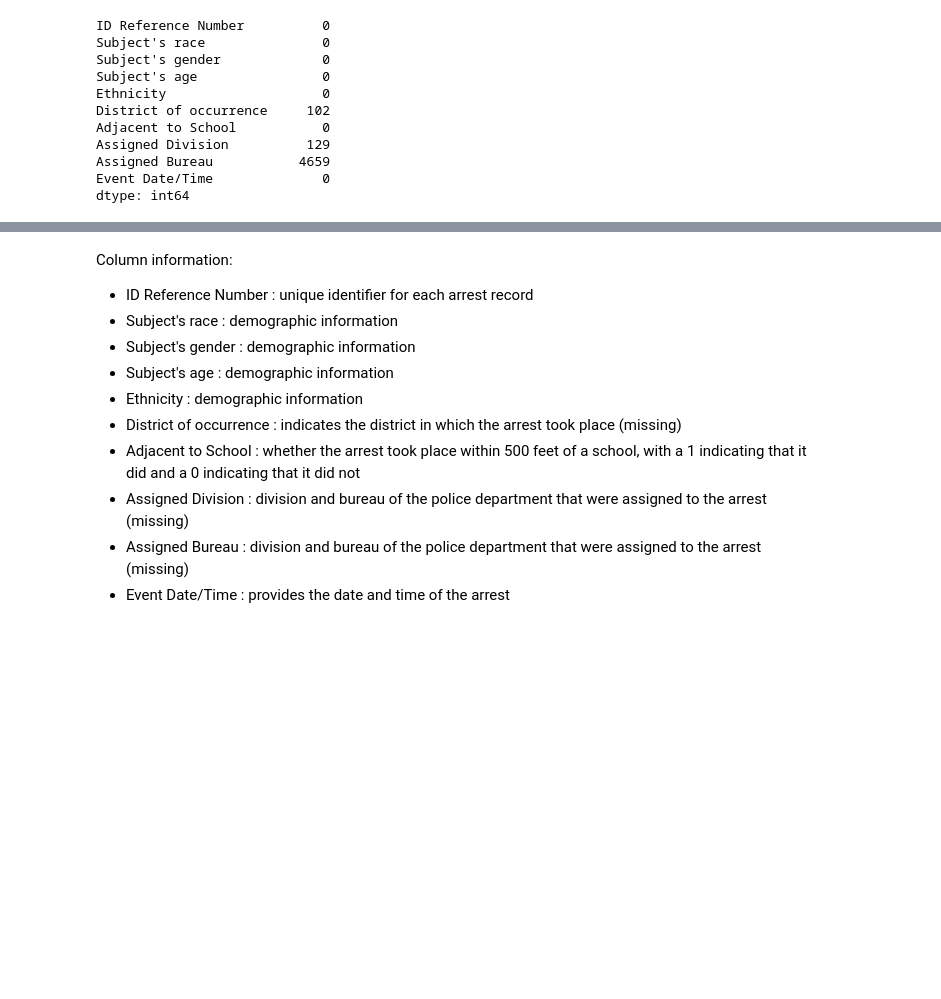
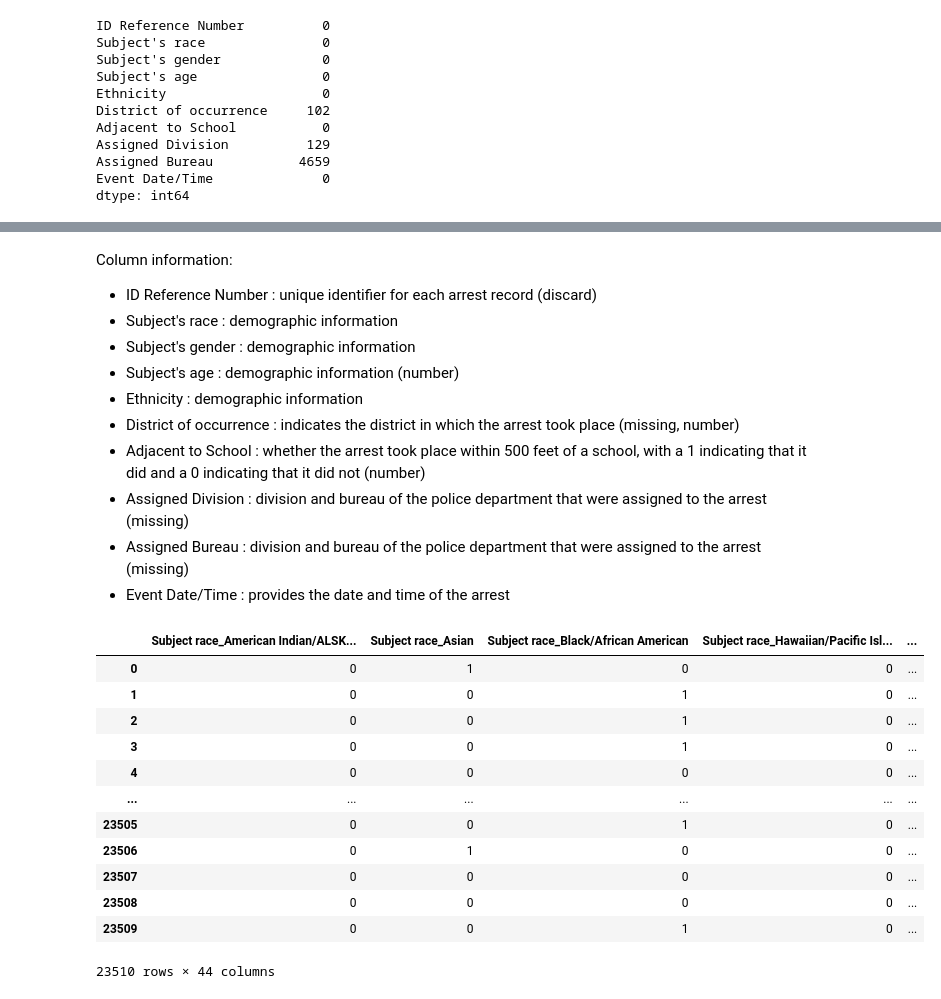
Before and after one commit to Anjasfedo/Learning-TensorFlow, a Jupyter notebook: learn_by_doing/Police_Arrest_from_2021_2023.ipynb, the cells around one changed output, grey strips where cells are left out. Cells and saved outputs as stored; diff of their text form; code cells hidden in the pictures; blank space fills up the shorter version.

Commit message:
Data has Preprocessed

```diff
--- a/learn_by_doing/Police_Arrest_from_2021_2023.ipynb
+++ b/learn_by_doing/Police_Arrest_from_2021_2023.ipynb
@@ -82,12 +166,64 @@ dtype: int64
 # %% [markdown]
 Column information:
-- ID Reference Number          : unique identifier for each arrest record
+- ID Reference Number          : unique identifier for each arrest record (discard)
 - Subject's race               : demographic information
 - Subject's gender             : demographic information
-- Subject's age                : demographic information
+- Subject's age                : demographic information (number)
 - Ethnicity                    : demographic information
-- District of occurrence       : indicates the district in which the arrest took place (missing)
-- Adjacent to School           : whether the arrest took place within 500 feet of a school, with a 1 indicating that it did and a 0 indicating that it did not
+- District of occurrence       : indicates the district in which the arrest took place (missing, number)
+- Adjacent to School           : whether the arrest took place within 500 feet of a school, with a 1 indicating that it did and a 0 indicating that it did not (number)
 - Assigned Division            : division and bureau of the police department that were assigned to the arrest (missing)
 - Assigned Bureau              : division and bureau of the police department that were assigned to the arrest (missing)
 - Event Date/Time              : provides the date and time of the arrest
+# %%
+def preprocessing(df_data):
+  df_result = pd.DataFrame()
+
+  # Race
+  df_subjects_race = pd.get_dummies(df_data['Subject\'s race'], prefix='Subject race').astype('int32')
+  df_result = pd.concat([df_result, df_subjects_race], axis=1)
+
+  # Gender
+  df_subjects_gender = pd.get_dummies(df_data['Subject\'s gender'], prefix='Subject gender').astype('int32')
+  df_result = pd.concat([df_result, df_subjects_gender], axis=1)
+
+  # Age
+  df_result['Subject\'s age'] = df_data['Subject\'s age'].astype('int32')
+
+  # Ethnicity
+  df_ethnicity = pd.get_dummies(df['Ethnicity'], prefix='Ethnicity').astype('int32')
+  df_result = pd.concat([df_result, df_ethnicity], axis=1)
+
+  # District of occurrence
+  df_result['District of occurrence'] = df_data['District of occurrence'].fillna(0).astype('int32')
+  df_result['District of occurrence null'] = pd.isna(df_data['District of occurrence']).astype('int32')
+
+  # Adjacent to School
+  df_result['Adjacent to School'] = df_data['Adjacent to School'].astype('int32')
+
+  # # Assigned Division
+  df_assigned_division = pd.get_dummies(df_data['Assigned Division'], dummy_na=True, prefix='Assigned Division').astype('int32')
+  df_result = pd.concat([df_result, df_assigned_division], axis=1)
+
+  # Assigned Bureau
+  df_assigned_bureau = pd.get_dummies(df_data['Assigned Bureau'], dummy_na=True, prefix='Assigned Bureau').astype('int32')
+  df_result = pd.concat([df_result, df_assigned_bureau], axis=1)
+
+  return (df_result)
+# %%
+df_result = preprocessing(df)
+df_result
+# %% [output]
+|  | Subject race_American Indian/ALSK... | Subject race_Asian | Subject race_Black/African American | Subject race_Hawaiian/Pacific Isl... | ... |
+| 0 | 0 | 1 | 0 | 0 | ... |
+| 1 | 0 | 0 | 1 | 0 | ... |
+| 2 | 0 | 0 | 1 | 0 | ... |
+| 3 | 0 | 0 | 1 | 0 | ... |
+| 4 | 0 | 0 | 0 | 0 | ... |
+| ... | ... | ... | ... | ... | ... |
+| 23505 | 0 | 0 | 1 | 0 | ... |
+| 23506 | 0 | 1 | 0 | 0 | ... |
+| 23507 | 0 | 0 | 0 | 0 | ... |
+| 23508 | 0 | 0 | 0 | 0 | ... |
+| 23509 | 0 | 0 | 1 | 0 | ... |
+23510 rows × 44 columns
```
Also changed, not shown: parts of 5 cells of this notebook.
